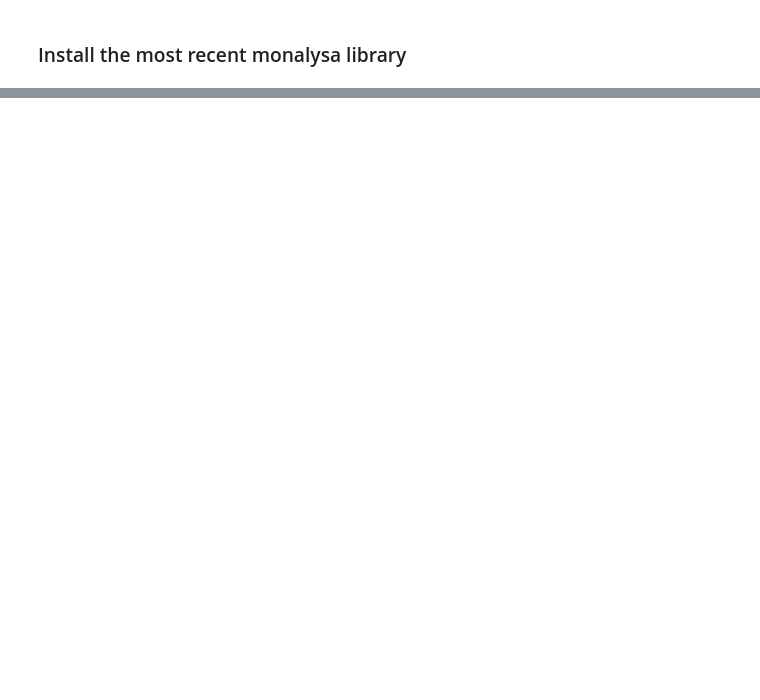
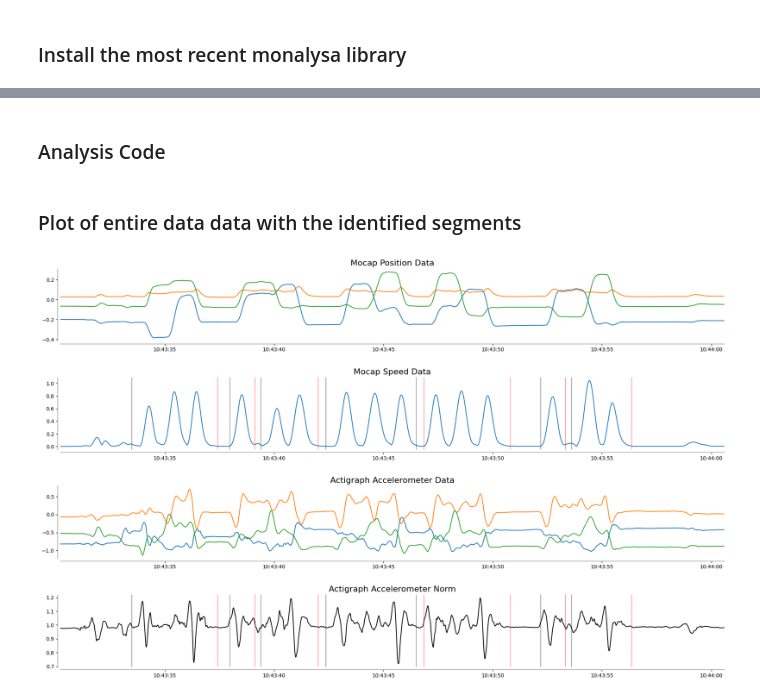
Before and after one commit to siva82kb/monalysa, a Jupyter notebook: docs/source/notebooks/smoothness_analysis_imu.ipynb, the cells around one changed output, grey strips where cells are left out. Drawn from its saved outputs; the diff is of its cells as text; code cells hidden in the pictures; blank space fills up the shorter version.

Commit message:
Completed anlaysis of smoothness using IMU data. Added experimental.py for movement segmentation.

```diff
--- a/docs/source/notebooks/smoothness_analysis_imu.ipynb
+++ b/docs/source/notebooks/smoothness_analysis_imu.ipynb
@@ -370,13 +24,0 @@ ActiGraphData(filename='../../../data/actigraph_raw_data/monalysa_rec (2023-08-0
-# %%
-i = 6
-fig = plt.figure(figsize=(6, 7))
-ax = fig.add_subplot(211)
-ax.plot(vel_segs[i])
-_tsinx = ((agdata.data['TimeStamp'] >= mc_seg_ts[i][0] - td(seconds=2)) &
-          (agdata.data['TimeStamp'] <= mc_seg_ts[i][1] + td(seconds=2)))
-ax.plot(agdata.data.loc[_tsinx, ['AcclX', 'AcclY', 'AcclZ']].values)
-ax = fig.add_subplot(212)
-ax.plot(vel_segs[i])
-_tsinx = ((agdata.data['TimeStamp'] >= mc_seg_ts[i][0] + td(seconds=1.05)) &
-          (agdata.data['TimeStamp'] <= mc_seg_ts[i][1] + td(seconds=1.05)))
-ax.plot(agdata.data.loc[_tsinx, ['AcclX', 'AcclY', 'AcclZ']].values)
@@ -455,0 +25,2 @@ Timestamp('2023-08-05 10:10:00')
+# %% [markdown]
+### Analysis Code
@@ -455,0 +94,58 @@ Timestamp('2023-08-05 10:10:00')
+# %% [markdown]
+### Plot of entire data data with the identified segments
+# %%
+# Plot of MOCAP and AG Data for the task.
+fig = plt.figure(figsize=(20, 12))
+ax = fig.add_subplot(411)
+ax.plot(t, _pos)
+ax.spines['right'].set_visible(False)
+ax.spines['top'].set_visible(False)
+ax.spines['left'].set_position(('outward', 5))
+ax.spines['bottom'].set_position(('outward', 5))
+ax.spines['left'].set_color("tab:gray")
+ax.spines['bottom'].set_color("tab:gray")
+ax.set_title("Mocap Position Data", fontsize=16)
+ax.set_xlim(t[0], t[-1])
+ax = fig.add_subplot(412)
+ax.plot(t, np.linalg.norm(_vel, axis=1))
+for i in range(len(mcstrstpts)):
+    ax.axvline(t[mcstrstpts[i, 0]], color='k', linewidth=0.5)
+    ax.axvline(t[mcstrstpts[i, 1]], color='r', linewidth=0.5)
+ax.spines['right'].set_visible(False)
+ax.spines['top'].set_visible(False)
+ax.spines['left'].set_position(('outward', 5))
+ax.spines['bottom'].set_position(('outward', 5))
+ax.spines['left'].set_color("tab:gray")
+ax.spines['bottom'].set_color("tab:gray")
+ax.set_title("Mocap Speed Data", fontsize=16)
+ax.set_xlim(t[0], t[-1])
+ax = fig.add_subplot(413)
+ax.plot(t, mcag_data['actix_f'])
+ax.plot(t, mcag_data['actiy_f'])
+ax.plot(t, mcag_data['actiz_f'])
+ax.spines['right'].set_visible(False)
+ax.spines['top'].set_visible(False)
+ax.spines['left'].set_position(('outward', 5))
+ax.spines['bottom'].set_position(('outward', 5))
+ax.spines['left'].set_color("tab:gray")
+ax.spines['bottom'].set_color("tab:gray")
+ax.set_title("Actigraph Accelerometer Data", fontsize=16)
+ax.set_xlim(t[0], t[-1])
+ax = fig.add_subplot(414)
+_agaccl = np.linalg.norm(mcag_data[['actix_f', 'actiy_f', 'actiz_f']].values, axis=1)
+ax.plot(t, _agaccl, color="k")
+for i in range(len(mcstrstpts)):
+    ax.axvline(t[mcstrstpts[i, 0]], color='k', linewidth=0.5)
+    ax.axvline(t[mcstrstpts[i, 1]], color='r', linewidth=0.5)
+ax.spines['right'].set_visible(False)
+ax.spines['top'].set_visible(False)
+ax.spines['left'].set_position(('outward', 5))
+ax.spines['bottom'].set_position(('outward', 5))
+ax.spines['left'].set_color("tab:gray")
+ax.spines['bottom'].set_color("tab:gray")
+ax.set_title("Actigraph Accelerometer Norm", fontsize=16)
+ax.set_xlim(t[0], t[-1])
+plt.subplots_adjust(left=0.05, bottom=0.05, right=0.95, top=0.95,
+                    wspace=0.0, hspace=0.5)
+# %% [output]
+[figure, added]
```
Also changed, not shown: parts of 45 cells of this notebook, 3 other files.
